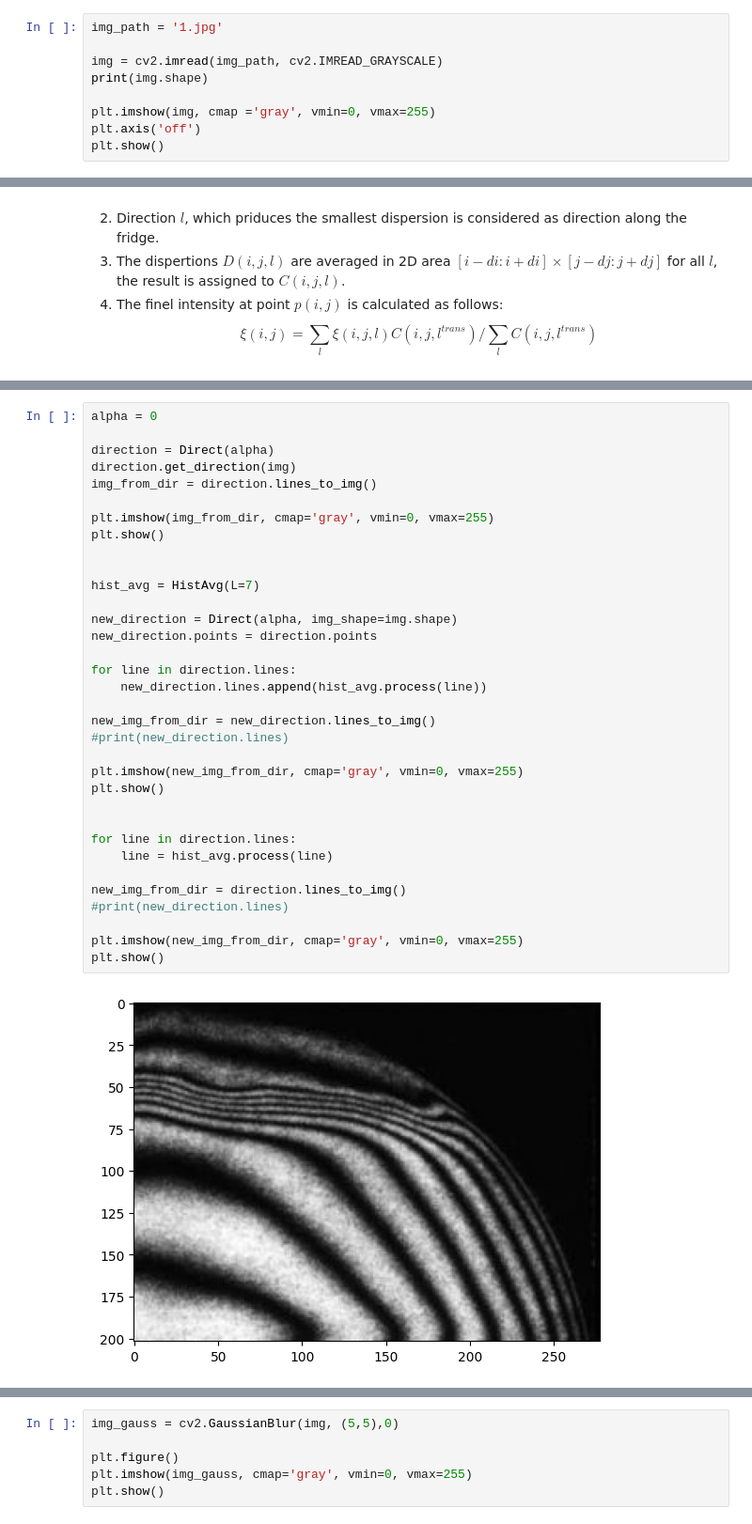
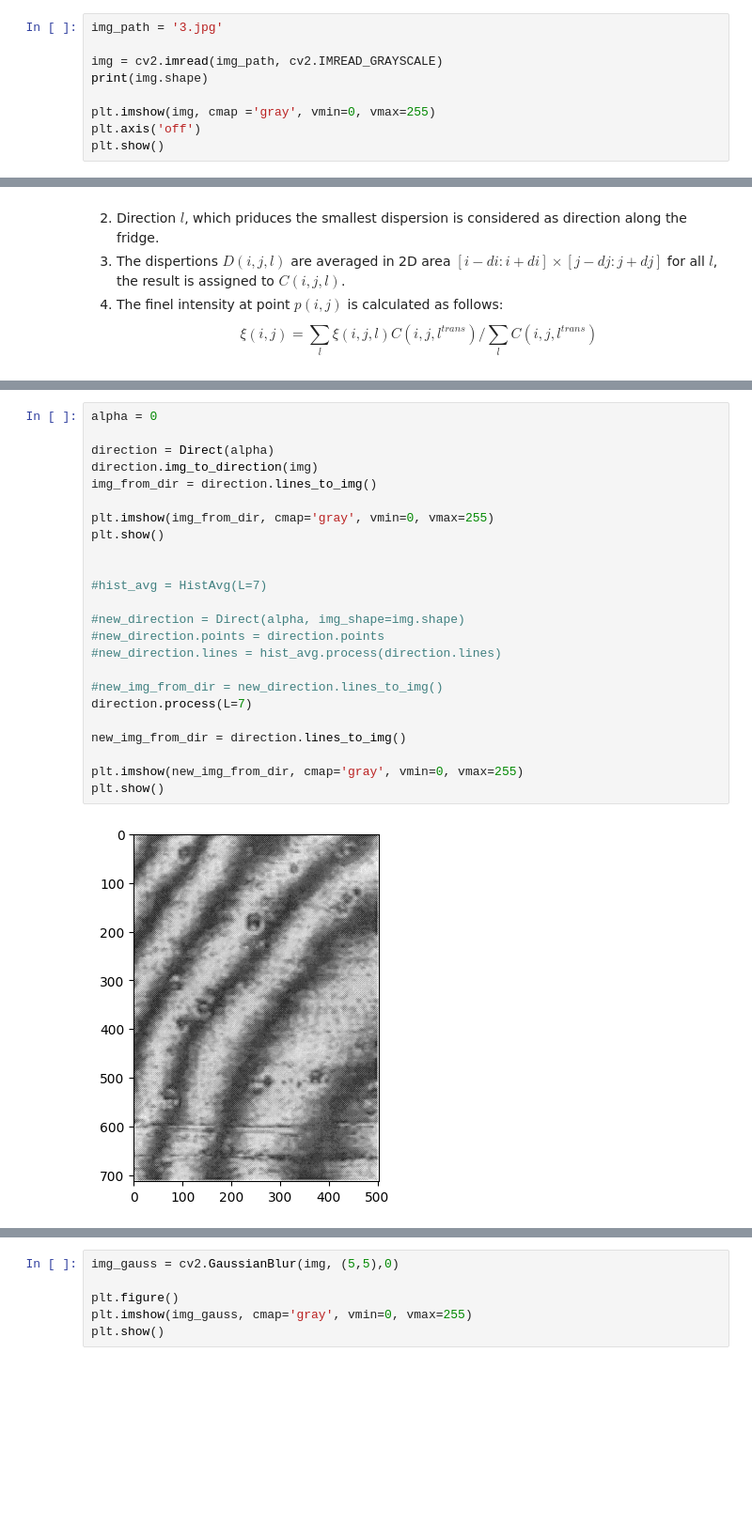
Before and after one commit to annamogo/DiplomaLISF, a Jupyter notebook: fringe_example/Gurov2006.ipynb, the cells around one changed output, grey strips where cells are left out. Shown at 94% size. Cells and saved outputs as stored; diff of their text form; blank space fills up the shorter version.

```diff
--- a/fringe_example/Gurov2006.ipynb
+++ b/fringe_example/Gurov2006.ipynb
@@ -14,7 +14,7 @@ from dispertion_coeff import DispCoeff
 The autoreload extension is already loaded. To reload it, use:
   %reload_ext autoreload
 # %%
-img_path = '1.jpg'
+img_path = '3.jpg'
 
 img = cv2.imread(img_path, cv2.IMREAD_GRAYSCALE)
 print(img.shape)
@@ -185,36 +189,26 @@ the direction of line $l$, along which gradient of intencity is the lowest, can
 # %%
 alpha = 0
 
 direction = Direct(alpha)
-direction.get_direction(img)
+direction.img_to_direction(img)
 img_from_dir = direction.lines_to_img()
 
 plt.imshow(img_from_dir, cmap='gray', vmin=0, vmax=255)
 plt.show()
 
 
-hist_avg = HistAvg(L=7)
+#hist_avg = HistAvg(L=7)
 
-new_direction = Direct(alpha, img_shape=img.shape)
-new_direction.points = direction.points
+#new_direction = Direct(alpha, img_shape=img.shape)
+#new_direction.points = direction.points
+#new_direction.lines = hist_avg.process(direction.lines)
 
-for line in direction.lines:
-    new_direction.lines.append(hist_avg.process(line))
+#new_img_from_dir = new_direction.lines_to_img()
+direction.process(L=7)
 
-new_img_from_dir = new_direction.lines_to_img()
-#print(new_direction.lines)
+new_img_from_dir = direction.lines_to_img()
 
 plt.imshow(new_img_from_dir, cmap='gray', vmin=0, vmax=255)
 plt.show()
-
-
-for line in direction.lines:
-    line = hist_avg.process(line)
-
-new_img_from_dir = direction.lines_to_img()
-#print(new_direction.lines)
-
-plt.imshow(new_img_from_dir, cmap='gray', vmin=0, vmax=255)
-plt.show()
 # %% [output]
-[figure, old version]
+[figure, new version]
```
Also changed, not shown: parts of 18 cells of this notebook, 3 other files.
